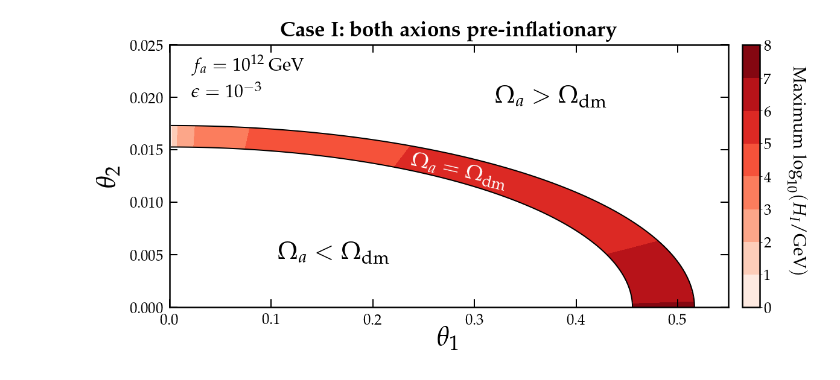
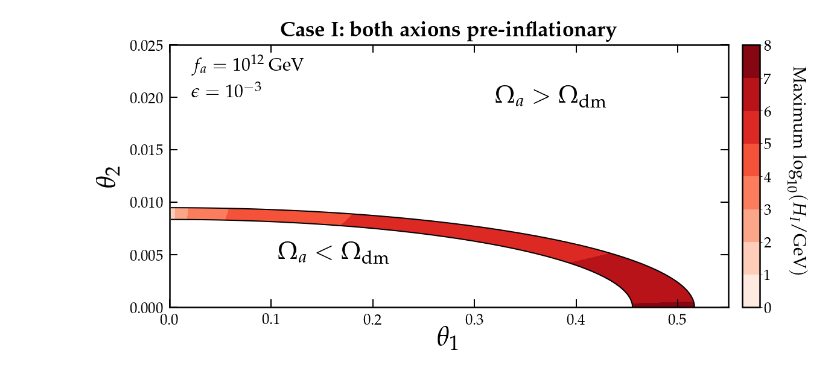
Before and after one commit to cajohare/CompAxion, a Jupyter notebook: ThetaAngles.ipynb, the cells around one changed output. Drawn from its saved outputs; the diff is of its cells as text; code cells hidden in the pictures.

```diff
--- a/ThetaAngles.ipynb
+++ b/ThetaAngles.ipynb
@@ -27,7 +27,7 @@ def Omega_a12(f,eps,k,theta_1,theta_2):
     rho1 = m1_T1*m1*theta_1**2*(f*1e9)**2*(T0/T1)**3*(g0/g1) # eV
 
     Omega1 = rho1/rho_c
-    Omega2 = Omega1*(theta_2/theta_1)**2*k**((n+2)/(2*(n+4)))*eps**(-(n+6)/(n+4))
+    Omega2 = Omega1*(theta_2/theta_1)**2*k**((ni+2)/(2*(ni+4)))*eps**(-(ni+6)/(ni+4))
     return Omega1,Omega2
 
 def LimTheta(f,eps,k,Omega_dm):
@@ -50,7 +50,7 @@ def LimTheta(f,eps,k,Omega_dm):
     F = (m1_T1*m1*(f*1e9)**2*(T0/T1)**3*(g0/g1))
 
     theta_1_max = sqrt(Omega_dm*rho_c/F)
-    theta_2_max = sqrt(Omega_dm*rho_c/(F*k**((n+2)/(2*(n+4)))*eps**(-(n+6)/(n+4))))
+    theta_2_max = sqrt(Omega_dm*rho_c/(F*k**((ni+2)/(2*(ni+4)))*eps**(-(ni+6)/(ni+4))))
     return theta_1_max,theta_2_max
 
 n = 100
@@ -66,36 +66,31 @@ Omega1,Omega2 = Omega_a12(array([f]),array([eps]),k,TH1,TH2)
 theta_1_max,theta_2_max = LimTheta(array([f]),array([eps]),k,0.12+0.015)
 theta_1_min,theta_2_min = LimTheta(array([f]),array([eps]),k,0.12-0.015)
 
 
 fig,ax = MySquarePlot(r'$\theta_1$',r'$\theta_2$',size_x=20,size_y=8)
 Omega = Omega1+Omega2
 
 beta = 0.038
 A_s = 2e-9
 H_I = sqrt(beta*A_s)*pi*f*TH1/(1+eps**-2*TH2**2/TH1**2)**0.5
 
 H_I[Omega>0.12+0.015] = nan
 H_I[Omega<0.12-0.015] = nan
 
-#ax.axvline(theta_1_max,linestyle='--',color='k')
-#ax.axhline(theta_2_max,linestyle='--',color='k')
-
 plt.gcf().text(0.25,0.25,r'$\Omega_a < \Omega_{\rm dm}$',fontsize=40)
 plt.gcf().text(0.5,0.7,r'$\Omega_a > \Omega_{\rm dm}$',fontsize=40)
 plt.gcf().text(0.40,0.46,r'$\Omega_a = \Omega_{\rm dm}$',fontsize=35,color='w',rotation=-13)
 
 plt.gcf().text(0.15,0.8,'$f_a = 10^{12}$ GeV',fontsize=30)
 plt.gcf().text(0.15,0.73,'$\epsilon = 10^{-3}$',fontsize=30)
 
 plt.contour(theta_1,theta_2,Omega,colors='k',linewidths=2,linestyles='-',levels=[0.12-0.015])
-#plt.contour(theta_1,theta_2,Omega,colors='w',linewidths=2,linestyles='-',levels=[0.12-0.015])
 plt.contour(theta_1,theta_2,Omega,colors='k',linewidths=2,linestyles='-',levels=[0.12+0.015])
-#plt.contour(theta_1,theta_2,Omega,colors='w',linewidths=2,linestyles='-',levels=[0.12+0.015])
 im = plt.contourf(theta_1,theta_2,log10(H_I),cmap=cm.Reds,levels=arange(0,9,1))
 plt.colorbar(im,pad=0.02,aspect=15)
 plt.gcf().text(0.832,0.23,r'Maximum $\log_{10}(H_I/{\rm GeV})$',rotation=-90,fontsize=30,color='w')
 plt.gcf().text(0.83,0.23,r'Maximum $\log_{10}(H_I/{\rm GeV})$',rotation=-90,fontsize=30)
 plt.title(r'{\bf Case I: both axions pre-inflationary}',fontsize=35,pad=15)
 MySaveFig(fig,'ThetaAngles')
 # %% [output]
-[figure, old version]
+[figure, new version]
```
Also changed, not shown: parts of 8 cells of this notebook, 8 other files.
